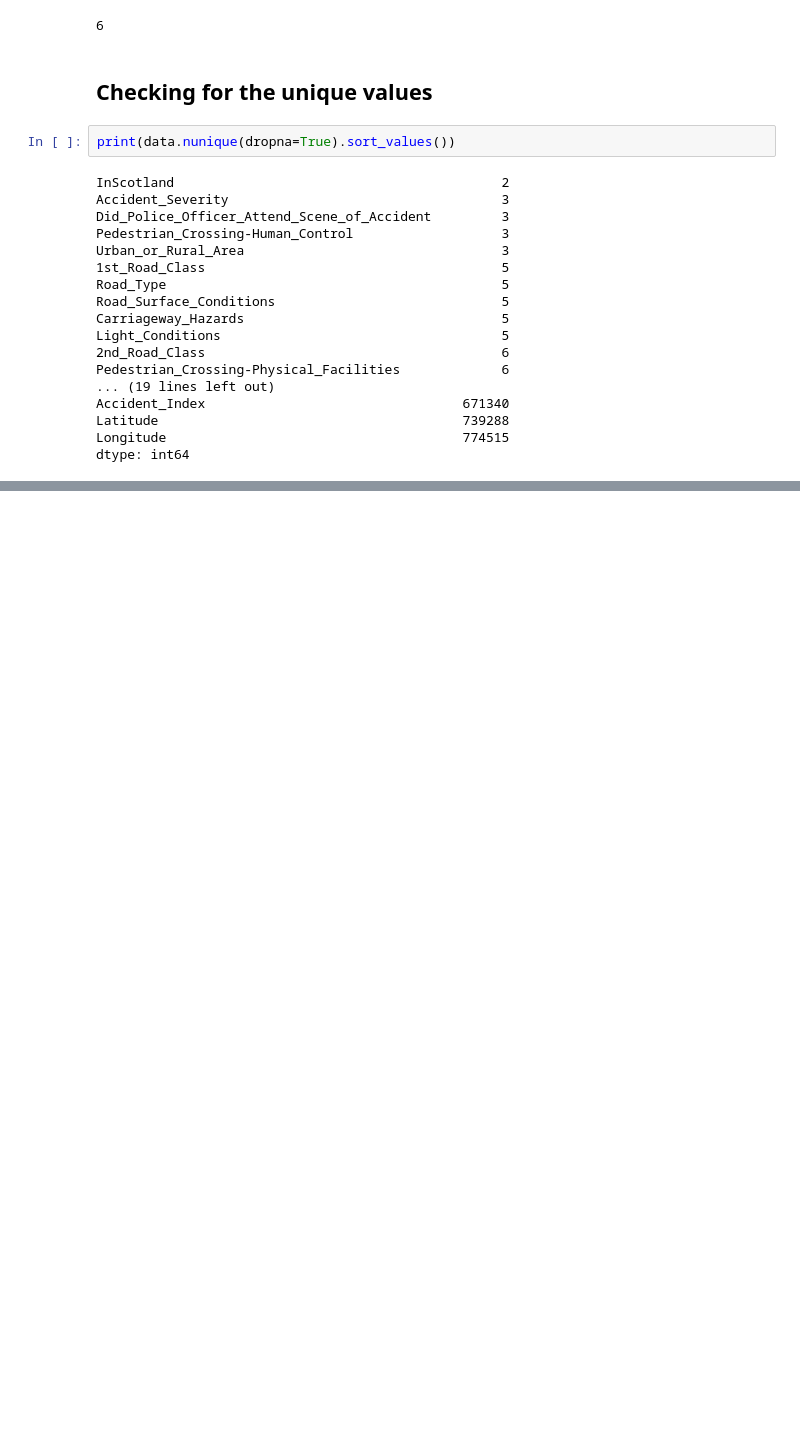
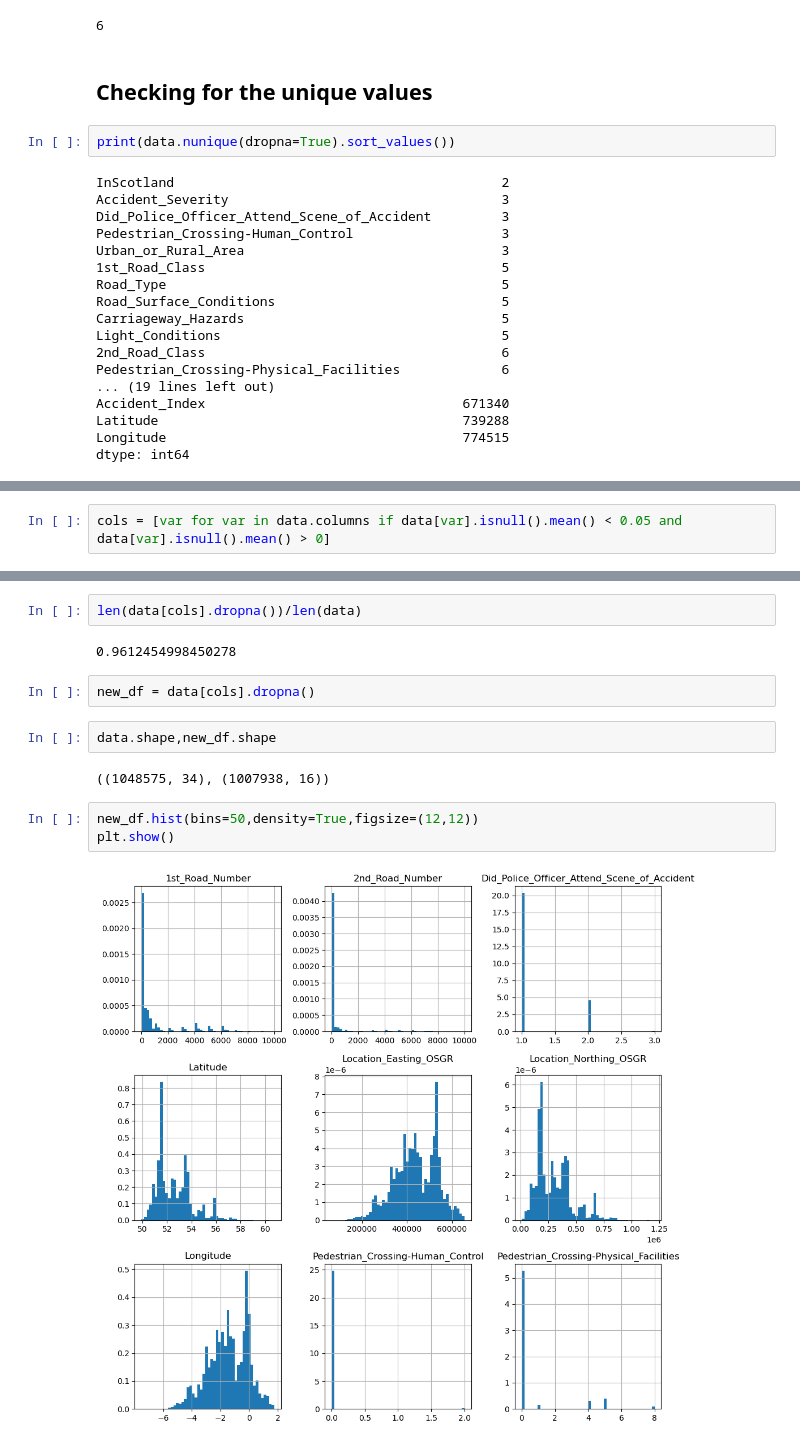
Before and after one commit to Nikhil18207/UK-RTC-Prediction-Preprocessing, a Jupyter notebook: RTCprediction.ipynb, the cells around one changed output, grey strips where cells are left out. Drawn from its saved outputs; the diff is of its cells as text; blank space fills up the shorter version.

```diff
--- a/RTCprediction.ipynb
+++ b/RTCprediction.ipynb
@@ -193,0 +216,2 @@ dtype: int64
+# %%
+cols = [var for var in data.columns if data[var].isnull().mean() < 0.05 and data[var].isnull().mean() > 0]
@@ -193,0 +237,15 @@ dtype: int64
+# %%
+len(data[cols].dropna())/len(data)
+# %% [output]
+0.9612454998450278
+# %%
+new_df = data[cols].dropna()
+# %%
+data.shape,new_df.shape
+# %% [output]
+((1048575, 34), (1007938, 16))
+# %%
+new_df.hist(bins=50,density=True,figsize=(12,12))
+plt.show()
+# %% [output]
+[figure, added]
```
Also changed, not shown: parts of 7 cells of this notebook.
